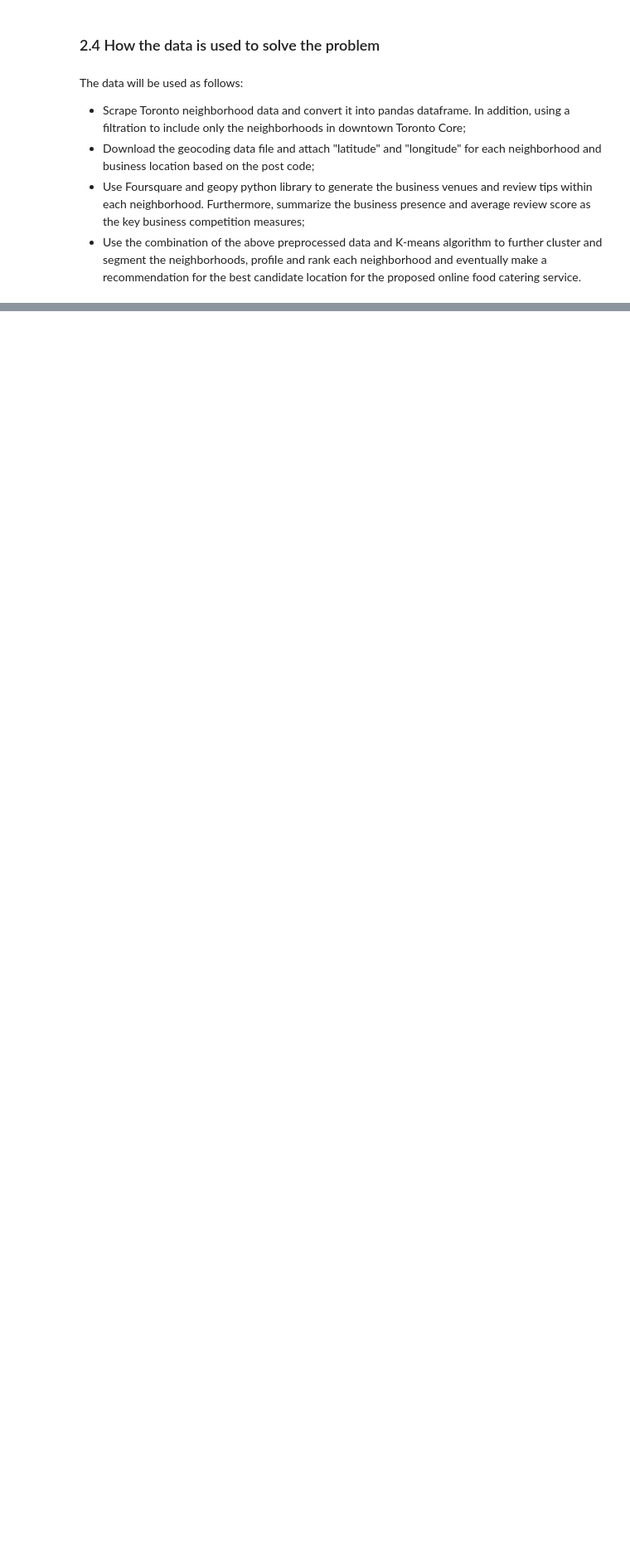
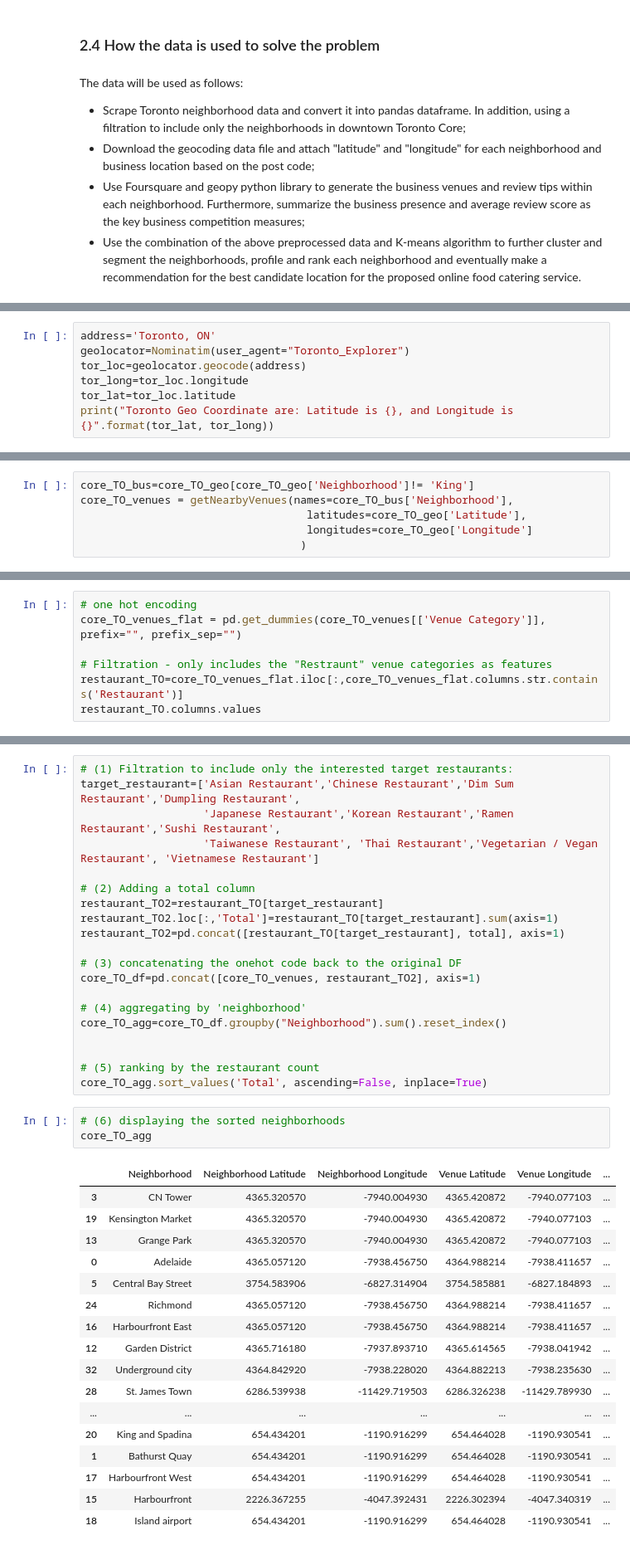
Before and after one commit to to328jw/IBMDS, a Jupyter notebook: IBMDS- Capstone Proj Final.ipynb, the cells around one changed output, grey strips where cells are left out. Shown at 83% size. Saved outputs shown, nothing was run; the diff lists cells and outputs as text; blank space fills up the shorter version.

```diff
--- a/IBMDS- Capstone Proj Final.ipynb
+++ b/IBMDS- Capstone Proj Final.ipynb
@@ -75,0 +213,7 @@ The data will be used as follows:
+# %%
+address='Toronto, ON'
+geolocator=Nominatim(user_agent="Toronto_Explorer")
+tor_loc=geolocator.geocode(address)
+tor_long=tor_loc.longitude
+tor_lat=tor_loc.latitude
+print("Toronto Geo Coordinate are: Latitude is {}, and Longitude is {}".format(tor_lat, tor_long))
@@ -75,0 +295,6 @@ The data will be used as follows:
+# %%
+core_TO_bus=core_TO_geo[core_TO_geo['Neighborhood']!= 'King']
+core_TO_venues = getNearbyVenues(names=core_TO_bus['Neighborhood'],
+                                   latitudes=core_TO_geo['Latitude'],
+                                   longitudes=core_TO_geo['Longitude']
+                                  )
@@ -75,0 +332,7 @@ The data will be used as follows:
+# %%
+# one hot encoding
+core_TO_venues_flat = pd.get_dummies(core_TO_venues[['Venue Category']], prefix="", prefix_sep="")
+
+# Filtration - only includes the "Restraunt" venue categories as features
+restaurant_TO=core_TO_venues_flat.iloc[:,core_TO_venues_flat.columns.str.contains('Restaurant')]
+restaurant_TO.columns.values
@@ -75,0 +366,41 @@ The data will be used as follows:
+# %%
+# (1) Filtration to include only the interested target restaurants:
+target_restaurant=['Asian Restaurant','Chinese Restaurant','Dim Sum Restaurant','Dumpling Restaurant',
+                   'Japanese Restaurant','Korean Restaurant','Ramen Restaurant','Sushi Restaurant',
+                   'Taiwanese Restaurant', 'Thai Restaurant','Vegetarian / Vegan Restaurant', 'Vietnamese Restaurant']
+
+# (2) Adding a total column
+restaurant_TO2=restaurant_TO[target_restaurant]
+restaurant_TO2.loc[:,'Total']=restaurant_TO[target_restaurant].sum(axis=1)
+restaurant_TO2=pd.concat([restaurant_TO[target_restaurant], total], axis=1)
+
+# (3) concatenating the onehot code back to the original DF
+core_TO_df=pd.concat([core_TO_venues, restaurant_TO2], axis=1)
+
+# (4) aggregating by 'neighborhood'
+core_TO_agg=core_TO_df.groupby("Neighborhood").sum().reset_index()
+
+
+# (5) ranking by the restaurant count
+core_TO_agg.sort_values('Total', ascending=False, inplace=True)
+# %%
+# (6) displaying the sorted neighborhoods
+core_TO_agg
+# %% [output]
+|  | Neighborhood | Neighborhood Latitude | Neighborhood Longitude | Venue Latitude | Venue Longitude | ... |
+| 3 | CN Tower | 4365.320570 | -7940.004930 | 4365.420872 | -7940.077103 | ... |
+| 19 | Kensington Market | 4365.320570 | -7940.004930 | 4365.420872 | -7940.077103 | ... |
+| 13 | Grange Park | 4365.320570 | -7940.004930 | 4365.420872 | -7940.077103 | ... |
+| 0 | Adelaide | 4365.057120 | -7938.456750 | 4364.988214 | -7938.411657 | ... |
+| 5 | Central Bay Street | 3754.583906 | -6827.314904 | 3754.585881 | -6827.184893 | ... |
+| 24 | Richmond | 4365.057120 | -7938.456750 | 4364.988214 | -7938.411657 | ... |
+| 16 | Harbourfront East | 4365.057120 | -7938.456750 | 4364.988214 | -7938.411657 | ... |
+| 12 | Garden District | 4365.716180 | -7937.893710 | 4365.614565 | -7938.041942 | ... |
+| 32 | Underground city | 4364.842920 | -7938.228020 | 4364.882213 | -7938.235630 | ... |
+| 28 | St. James Town | 6286.539938 | -11429.719503 | 6286.326238 | -11429.789930 | ... |
+| ... | ... | ... | ... | ... | ... | ... |
+| 20 | King and Spadina | 654.434201 | -1190.916299 | 654.464028 | -1190.930541 | ... |
+| 1 | Bathurst Quay | 654.434201 | -1190.916299 | 654.464028 | -1190.930541 | ... |
+| 17 | Harbourfront West | 654.434201 | -1190.916299 | 654.464028 | -1190.930541 | ... |
+| 15 | Harbourfront | 2226.367255 | -4047.392431 | 2226.302394 | -4047.340319 | ... |
+| 18 | Island airport | 654.434201 | -1190.916299 | 654.464028 | -1190.930541 | ... |
```
Also changed, not shown: parts of 34 cells of this notebook.
